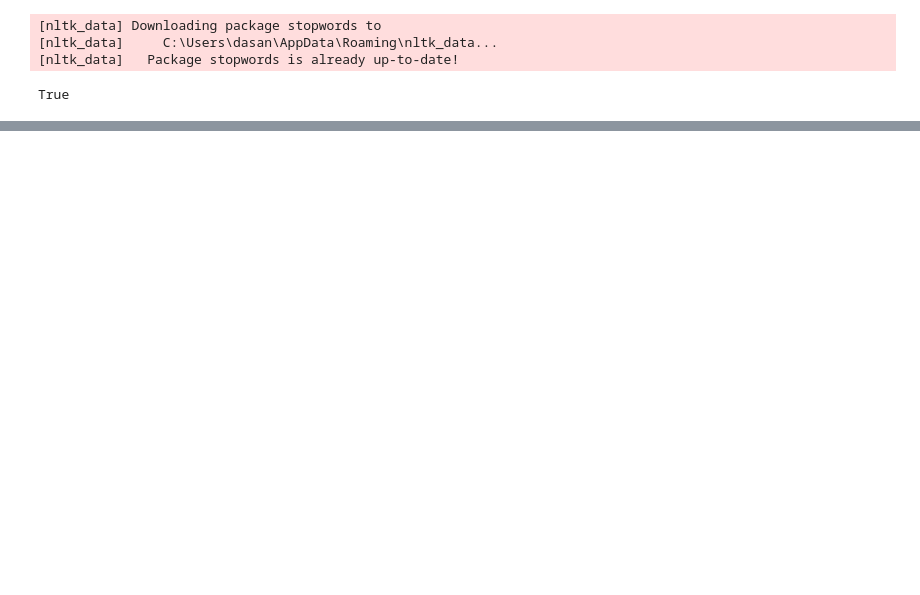
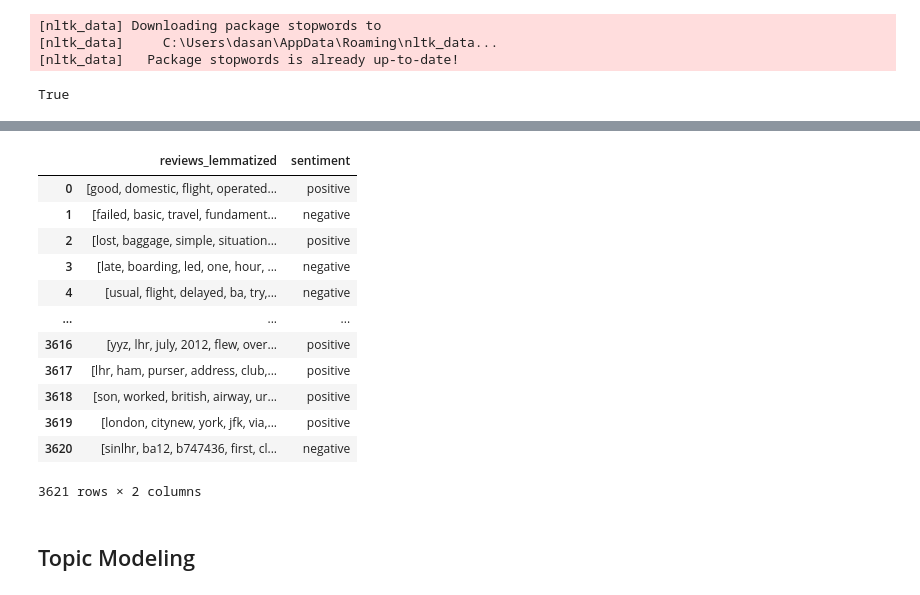
Before and after one commit to dasanmiguelv/nlp, a Jupyter notebook: reviews-BA/getting_started.ipynb, the cells around one changed output, grey strips where cells are left out. Drawn from its saved outputs; the diff is of its cells as text; code cells hidden in the pictures; blank space fills up the shorter version.

```diff
--- a/reviews-BA/getting_started.ipynb
+++ b/reviews-BA/getting_started.ipynb
@@ -174,0 +222,18 @@ def message_cleaning(message):
+# %%
+from nltk.stem import WordNetLemmatizer
+
+def lemmatize_reviews(reviews):
+
+  lemmatizer = WordNetLemmatizer()
+
+  new_reviews = []
+  for review in reviews:
+    new_review = []
+    for word in review:
+      new_word = lemmatizer.lemmatize(word)
+      new_review.append(new_word)
+    new_reviews.append(new_review)
+
+  return new_reviews
+
+df_clenead['reviews_lemmatized'] = lemmatize_reviews(df_clenead['reviews_xStopwords'])
@@ -174,0 +287,18 @@ def message_cleaning(message):
+# %%
+df_preprocessed
+# %% [output]
+|  | reviews_lemmatized | sentiment |
+| 0 | [good, domestic, flight, operated... | positive |
+| 1 | [failed, basic, travel, fundament... | negative |
+| 2 | [lost, baggage, simple, situation... | positive |
+| 3 | [late, boarding, led, one, hour, ... | negative |
+| 4 | [usual, flight, delayed, ba, try,... | negative |
+| ... | ... | ... |
+| 3616 | [yyz, lhr, july, 2012, flew, over... | positive |
+| 3617 | [lhr, ham, purser, address, club,... | positive |
+| 3618 | [son, worked, british, airway, ur... | positive |
+| 3619 | [london, citynew, york, jfk, via,... | positive |
+| 3620 | [sinlhr, ba12, b747436, first, cl... | negative |
+3621 rows × 2 columns
+# %% [markdown]
+## Topic Modeling
```
Also changed, not shown: parts of 36 cells of this notebook.
